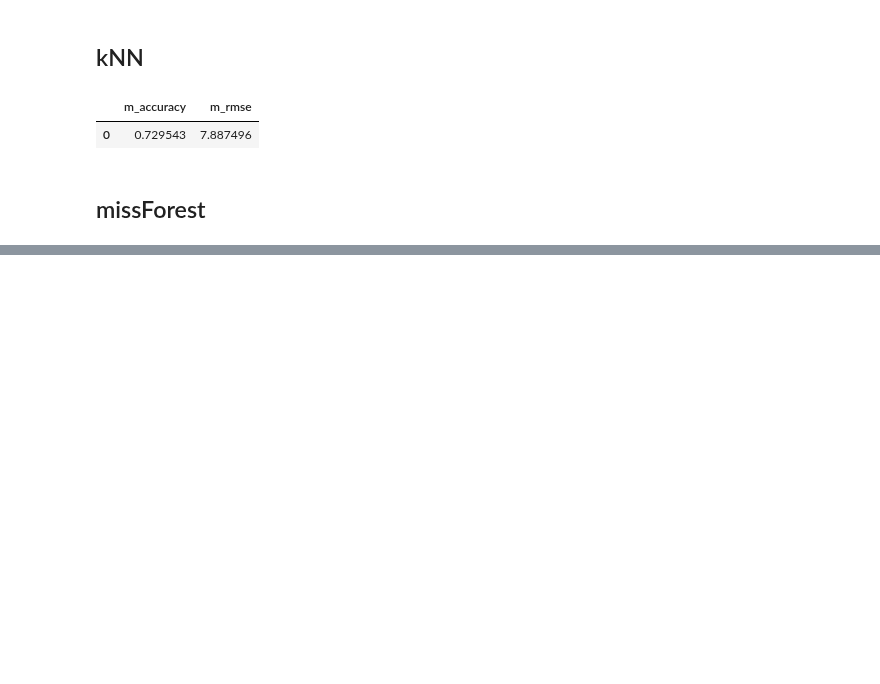
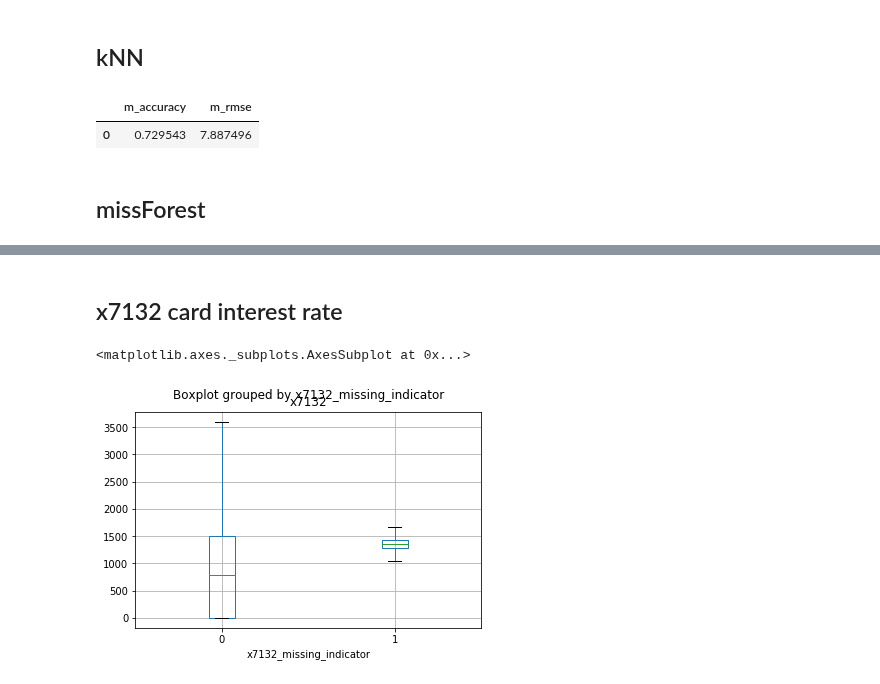
Before and after one commit to TavoloPerUno/scf_impute, a Jupyter notebook: Missing Patterns.ipynb, the cells around one changed output, grey strips where cells are left out. Saved outputs shown, nothing was run; the diff lists cells and outputs as text; code cells hidden in the pictures; blank space fills up the shorter version.

```diff
--- a/Missing Patterns.ipynb
+++ b/Missing Patterns.ipynb
@@ -115,0 +144,7 @@ pd.DataFrame({'m_rmse': mean_squared_error(y_num['actual'], y_num['imputed']),
+# %% [markdown]
+## x7132 card interest rate
+# %%
+df_full_data[df_full_data['x7132'].notnull()].boxplot(column='x7132', by='x7132_missing_indicator', showfliers=False)
+# %% [output]
+<matplotlib.axes._subplots.AxesSubplot at 0x...>
+[figure, added]
```
Also changed, not shown: parts of 30 cells of this notebook, 1 other file.
